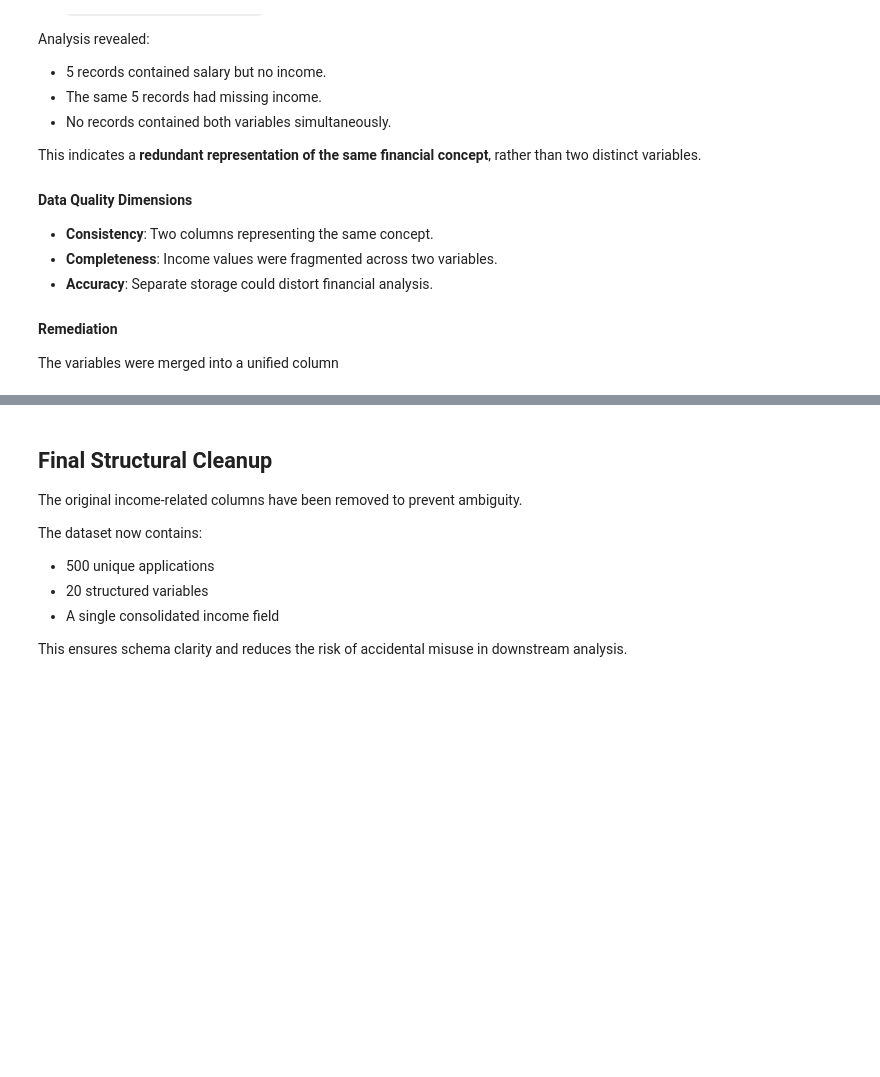
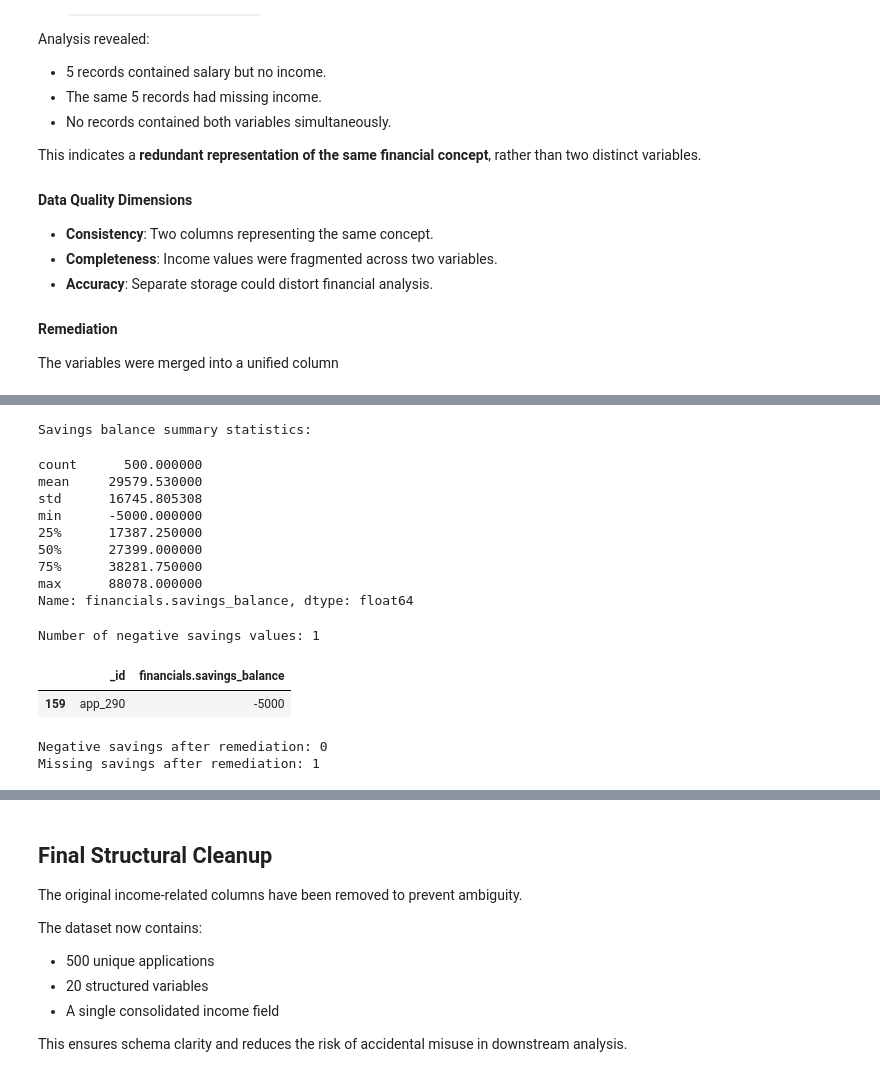
Before and after one commit to lauraaandrada/dego-project-team2, a Jupyter notebook: notebooks/01-Data-Quality.ipynb, the cells around one changed output, grey strips where cells are left out. Cells and saved outputs as stored; diff of their text form; code cells hidden in the pictures; blank space fills up the shorter version.

```diff
--- a/notebooks/01-Data-Quality.ipynb
+++ b/notebooks/01-Data-Quality.ipynb
@@ -616,0 +914,11 @@ df_clean.shape
+# %%
+# ============================================================
+# Handle missing loan_purpose explicitly
+# ============================================================
+
+col = "loan_purpose"
+
+df[col] = df[col].fillna("unknown")
+
+print("Loan purpose distribution AFTER handling missing:")
+display(df[col].value_counts())
@@ -616,0 +1152,46 @@ df_clean.shape
+# %%
+# ============================================================
+# 6.3 Plausibility Check: Savings Balance
+# ============================================================
+
+col = "financials.savings_balance"
+
+print("Savings balance summary statistics:")
+display(df[col].describe())
+
+# Check for negative values
+negative_savings = df[df[col] < 0]
+
+print("\nNumber of negative savings values:", negative_savings.shape[0])
+display(negative_savings[["_id", col]])
+# %% [output]
+Savings balance summary statistics:
+count      500.000000
+mean     29579.530000
+std      16745.805308
+min      -5000.000000
+25%      17387.250000
+50%      27399.000000
+75%      38281.750000
+max      88078.000000
+Name: financials.savings_balance, dtype: float64
+Number of negative savings values: 1
+|  | _id | financials.savings_balance |
+| 159 | app_290 | -5000 |
+# %%
+# ============================================================
+# Remediation: Negative savings balance
+# ============================================================
+
+col = "financials.savings_balance"
+
+df.loc[df[col] < 0, col] = np.nan
+
+print("Negative savings after remediation:",
+      (df[col] < 0).sum())
+
+print("Missing savings after remediation:",
+      df[col].isna().sum())
+# %% [output]
+Negative savings after remediation: 0
+Missing savings after remediation: 1
```
Also changed, not shown: parts of 26 cells of this notebook.
